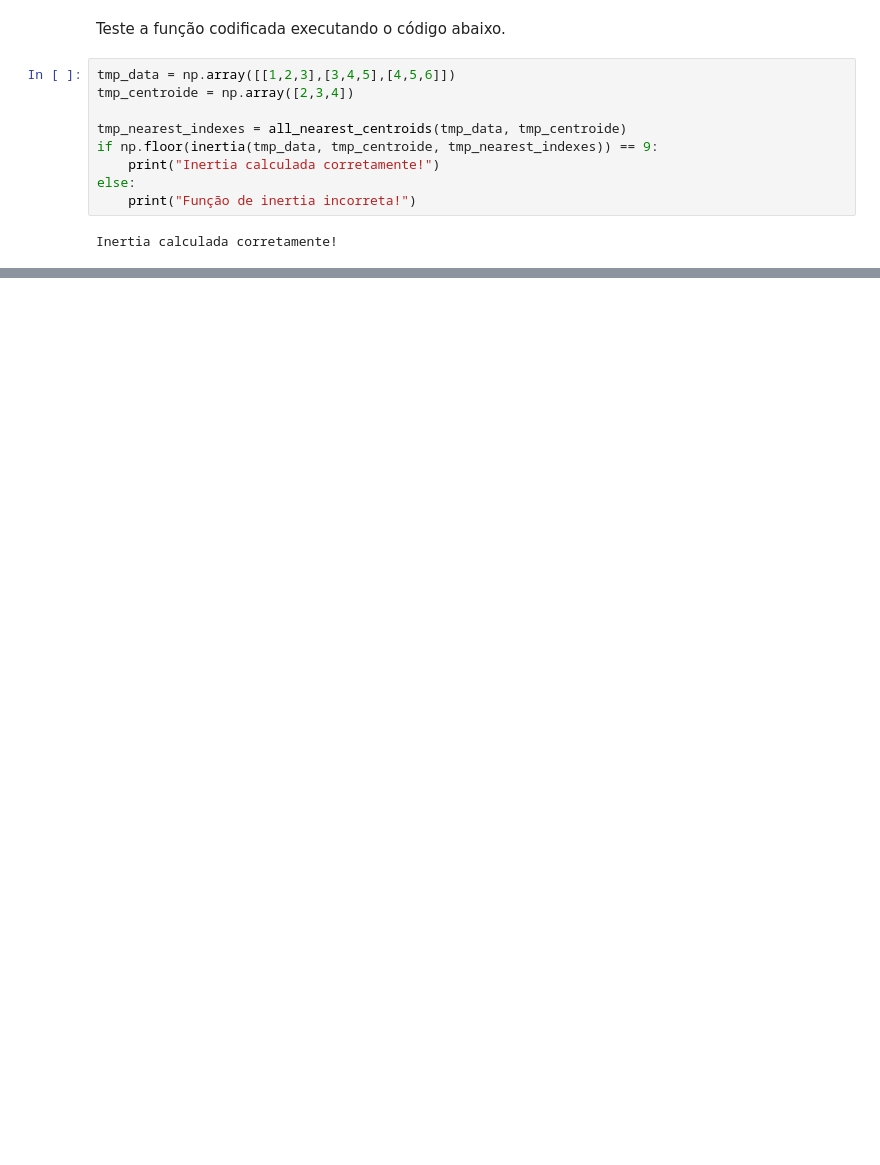
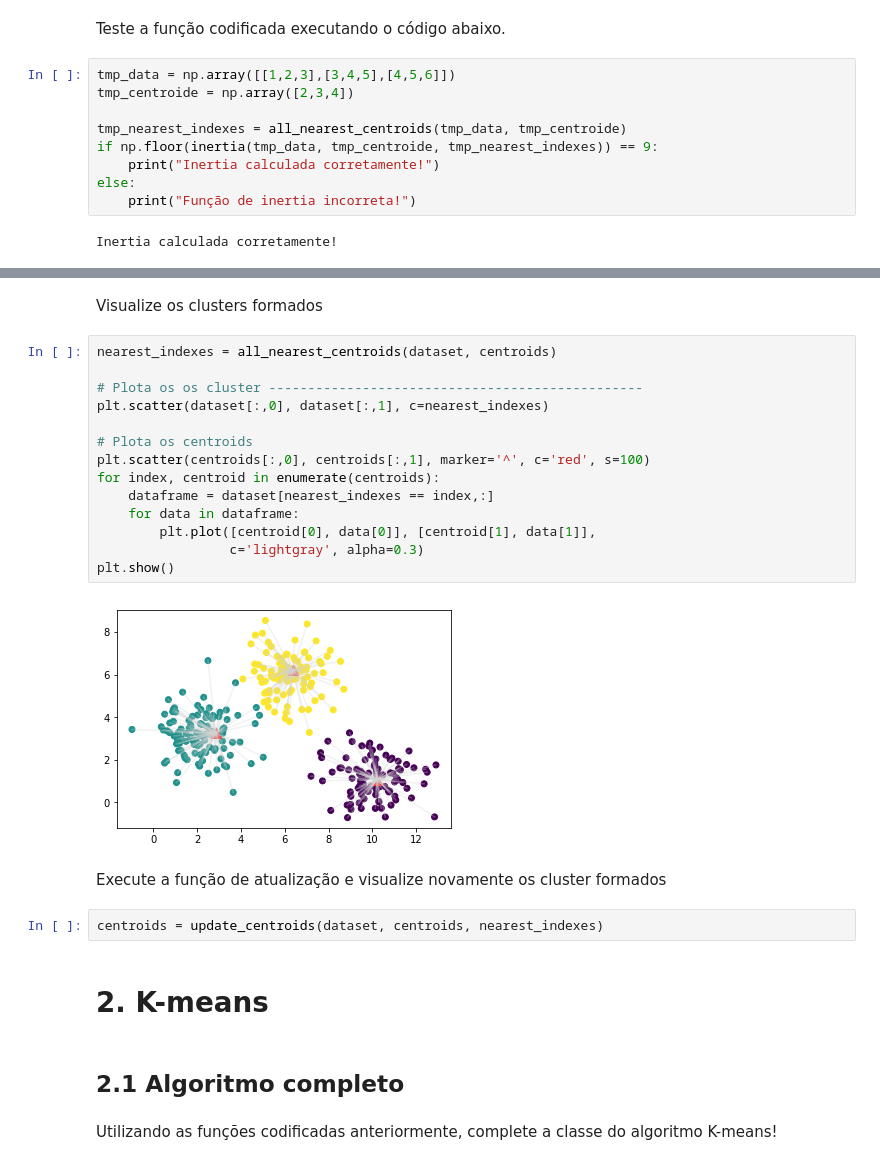
Before and after one commit to CarlosJun/Data-Science, a Jupyter notebook: Clustering/Notebook_KMeans.ipynb, the cells around one changed output, grey strips where cells are left out. Saved outputs shown, nothing was run; the diff lists cells and outputs as text; blank space fills up the shorter version.

```diff
--- a/Clustering/Notebook_KMeans.ipynb
+++ b/Clustering/Notebook_KMeans.ipynb
@@ -289,0 +325,28 @@ inertia(dataset, centroids, nearest_indexes)
+# %% [markdown]
+Visualize os clusters formados
+# %%
+nearest_indexes = all_nearest_centroids(dataset, centroids)
+
+# Plota os os cluster ------------------------------------------------
+plt.scatter(dataset[:,0], dataset[:,1], c=nearest_indexes)
+
+# Plota os centroids
+plt.scatter(centroids[:,0], centroids[:,1], marker='^', c='red', s=100)
+for index, centroid in enumerate(centroids):
+    dataframe = dataset[nearest_indexes == index,:]
+    for data in dataframe:
+        plt.plot([centroid[0], data[0]], [centroid[1], data[1]],
+                 c='lightgray', alpha=0.3)
+plt.show()
+# %% [output]
+[figure, added]
+# %% [markdown]
+Execute a função de atualização e visualize novamente os cluster formados
+# %%
+centroids = update_centroids(dataset, centroids, nearest_indexes)
+# %% [markdown]
+# 2. K-means
+# %% [markdown]
+## 2.1 Algoritmo completo
+# %% [markdown]
+Utilizando as funções codificadas anteriormente, complete a classe do algoritmo K-means!
```
Also changed, not shown: parts of 22 cells of this notebook.
